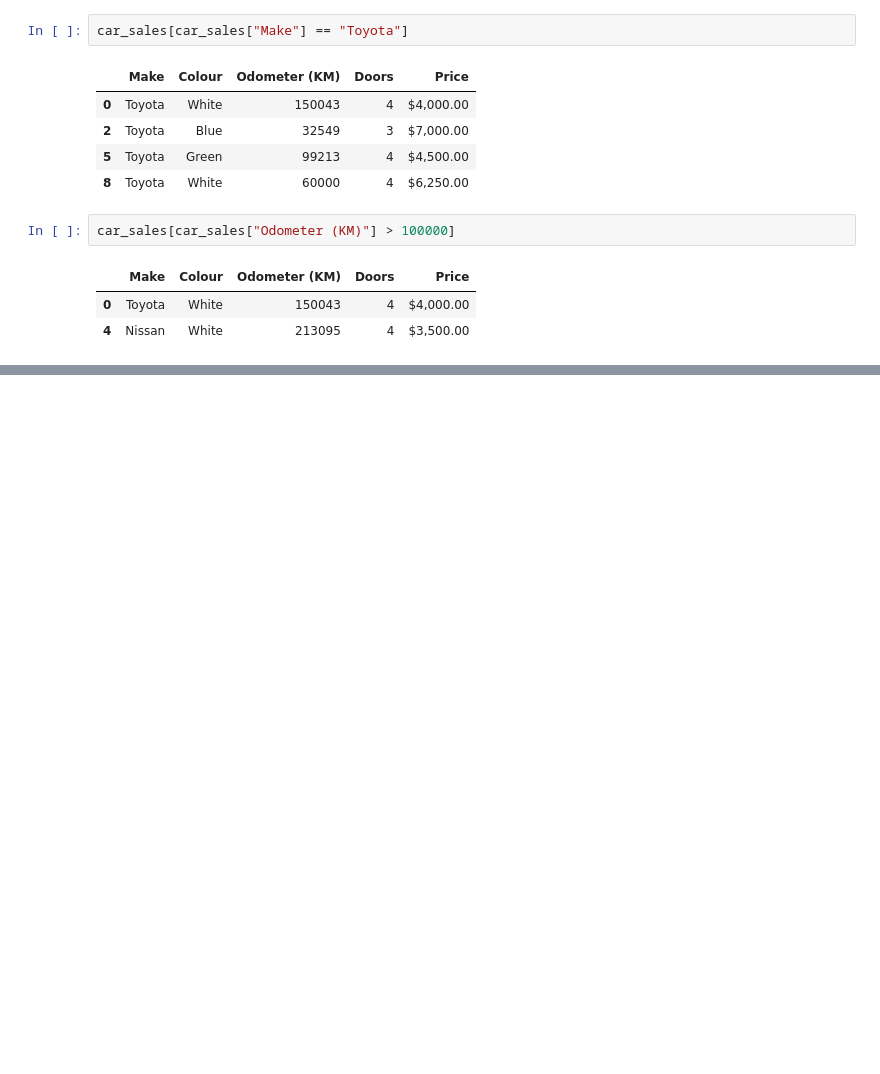
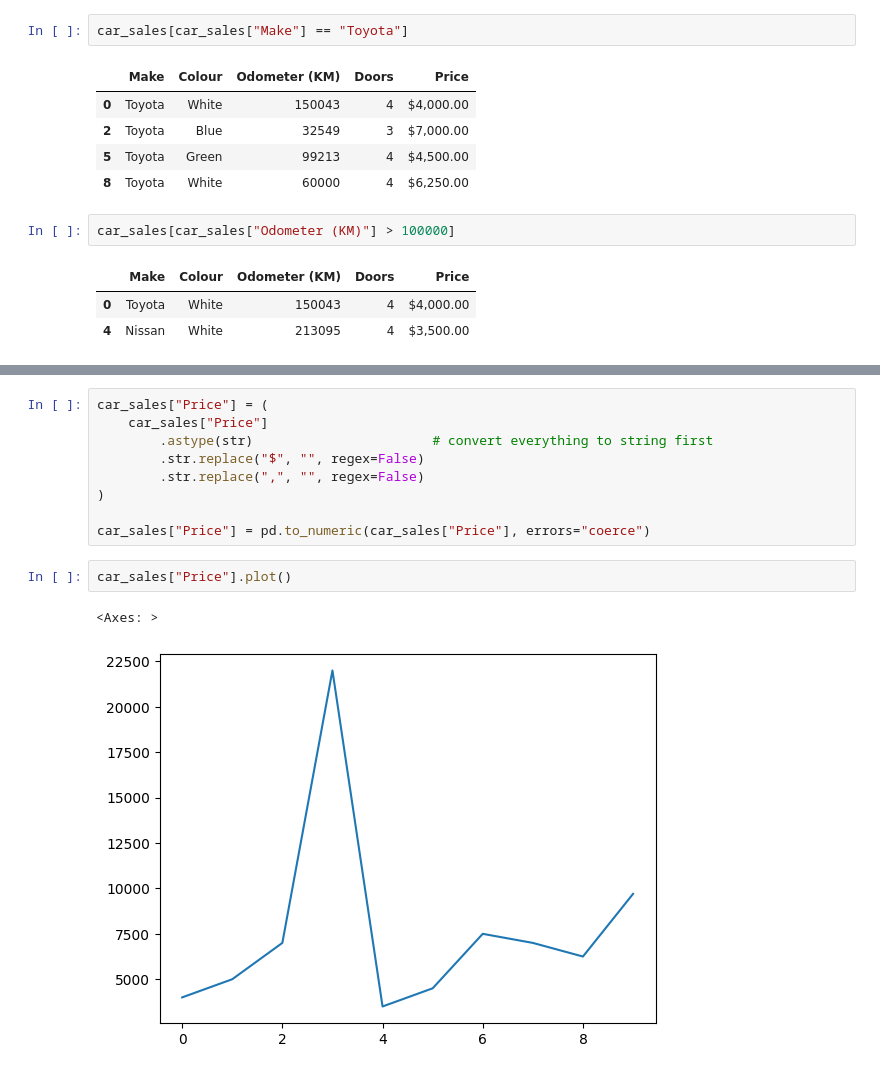
Before and after one commit to Pathum-Piyumal/ml-datascience-practice, a Jupyter notebook: introduction_to_pandas.ipynb, the cells around one changed output, grey strips where cells are left out. Drawn from its saved outputs; the diff is of its cells as text; blank space fills up the shorter version.

```diff
--- a/introduction_to_pandas.ipynb
+++ b/introduction_to_pandas.ipynb
@@ -310,0 +347,14 @@ car_sales[car_sales["Odometer (KM)"] > 100000]
+# %%
+car_sales["Price"] = (
+    car_sales["Price"]
+        .astype(str)                       # convert everything to string first
+        .str.replace("$", "", regex=False)
+        .str.replace(",", "", regex=False)
+)
+
+car_sales["Price"] = pd.to_numeric(car_sales["Price"], errors="coerce")
+# %%
+car_sales["Price"].plot()
+# %% [output]
+<Axes: >
+[figure, added]
```
Also changed, not shown: parts of 7 cells of this notebook.
